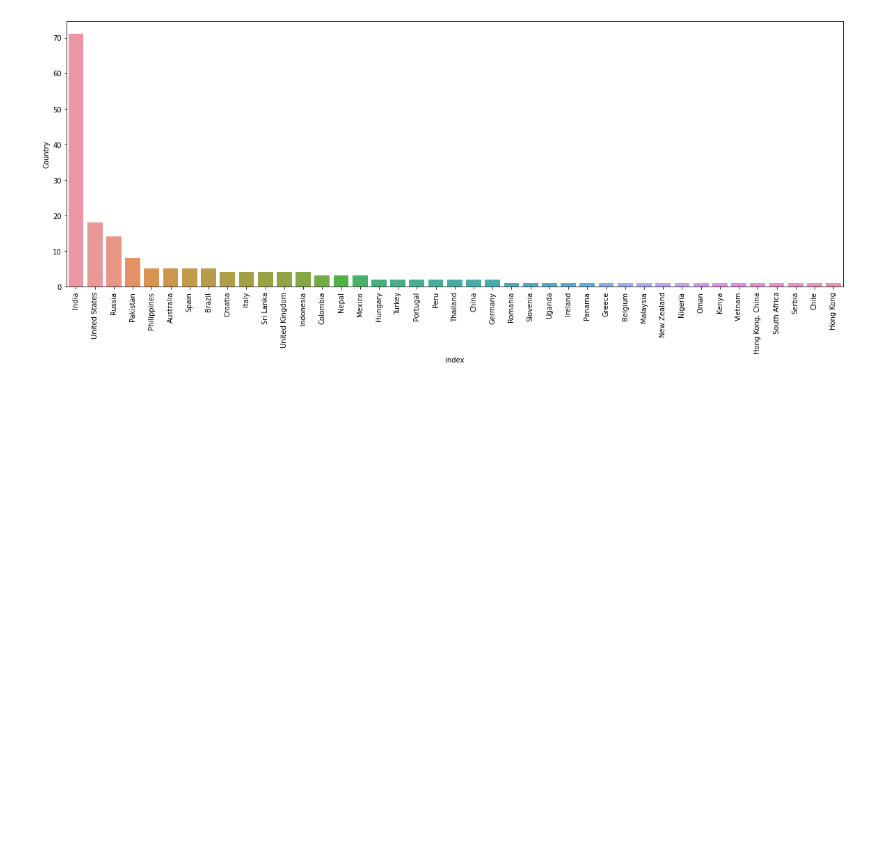
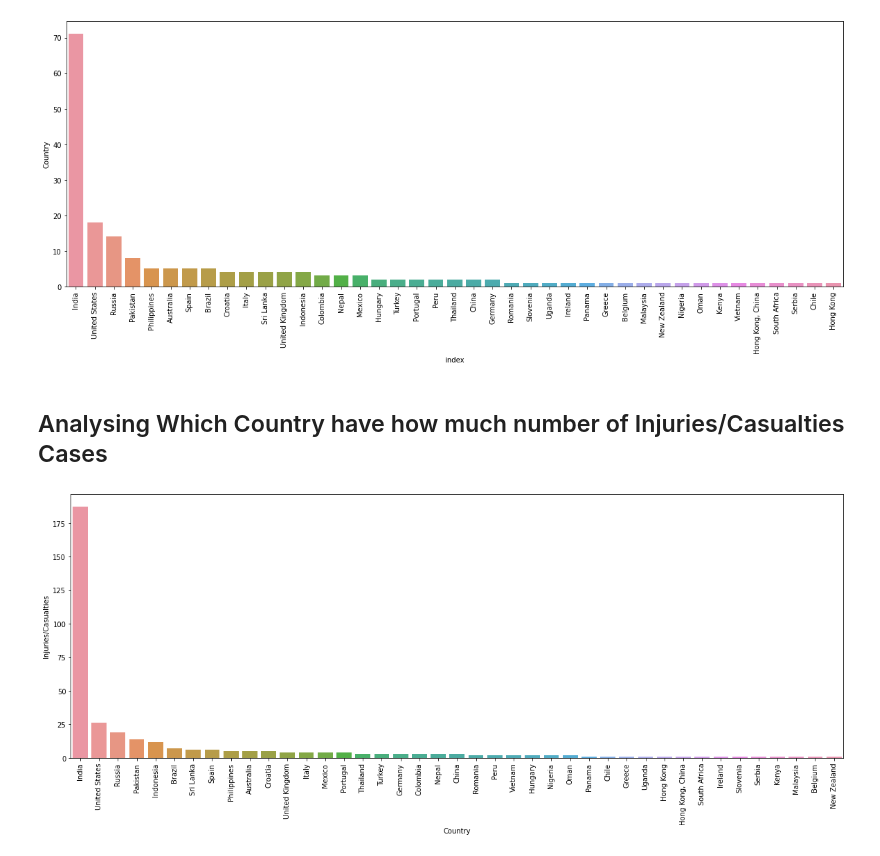
Before and after one commit to everydaycodings/Data-Science-End-To-End-Notebook-Project, a Jupyter notebook: Data_Analysis_on_Selfie_Related_Injuries.ipynb, the cells around one changed output. Saved outputs shown, nothing was run; the diff lists cells and outputs as text; code cells hidden in the pictures; blank space fills up the shorter version.

Commit message:
Project Completed Data_Analysis_on_Selfie_Related_Injuries.ipynb

```diff
--- a/Data_Analysis_on_Selfie_Related_Injuries.ipynb
+++ b/Data_Analysis_on_Selfie_Related_Injuries.ipynb
@@ -49,3 +51,14 @@ plt.xticks(rotation=90)
 plt.show()
 # %% [output]
 [figure]
+# %% [markdown]
+## Analysing Which Country have how much number of Injuries/Casualties Cases
+# %%
+grouped_data_country = data.groupby("Country").sum().reset_index().sort_values(['Injuries/Casualties'], ascending=False)
+
+plt.figure(figsize=(20,7))
+sns.barplot(x="Country", y="Injuries/Casualties", data=grouped_data_country)
+plt.xticks(rotation=90)
+plt.show()
+# %% [output]
+[figure, added]
```
Also changed, not shown: parts of 6 cells of this notebook.
